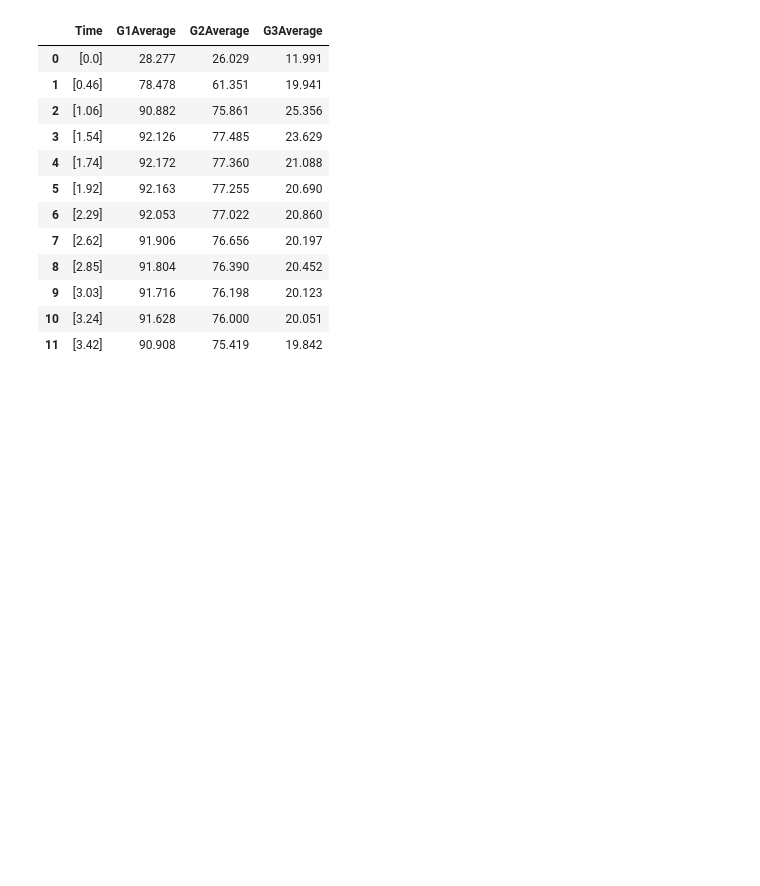
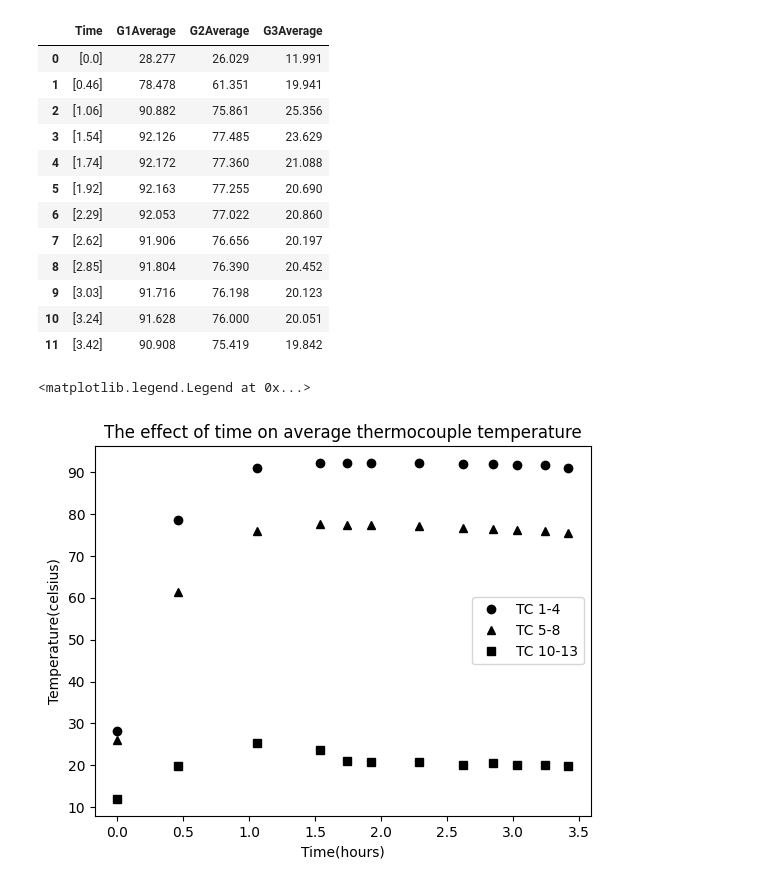
Before and after one commit to Villarem/FAST, a Jupyter notebook: FAST codes/csv_TempAvg_Stdev_K.ipynb, the cells around one changed output. Drawn from its saved outputs; the diff is of its cells as text; code cells hidden in the pictures; blank space fills up the shorter version.

```diff
--- a/FAST codes/csv_TempAvg_Stdev_K.ipynb
+++ b/FAST codes/csv_TempAvg_Stdev_K.ipynb
@@ -100,3 +100,19 @@ df
 | 9 | [3.03] | 91.716 | 76.198 | 20.123 |
 | 10 | [3.24] | 91.628 | 76.000 | 20.051 |
 | 11 | [3.42] | 90.908 | 75.419 | 19.842 |
+# %%
+#varialable setup
+y1 = df['G1Average']
+y2 = df['G2Average']
+y3 = df['G3Average']
+#graph setup
+plt.plot(Time_From_0,y1,'o',label="TC 1-4", color=("black"))
+plt.plot(Time_From_0,y2,'^',label="TC 5-8",color=("black"))
+plt.plot(Time_From_0,y3,'s',label="TC 10-13",color=("black"))
+plt.xlabel('Time(hours)')
+plt.ylabel("Temperature(celsius)")
+plt.title("The effect of time on average thermocouple temperature")
+plt.legend()
+# %% [output]
+<matplotlib.legend.Legend at 0x...>
+[figure, added]
```
Also changed, not shown: parts of 4 cells of this notebook, 1 other file.
